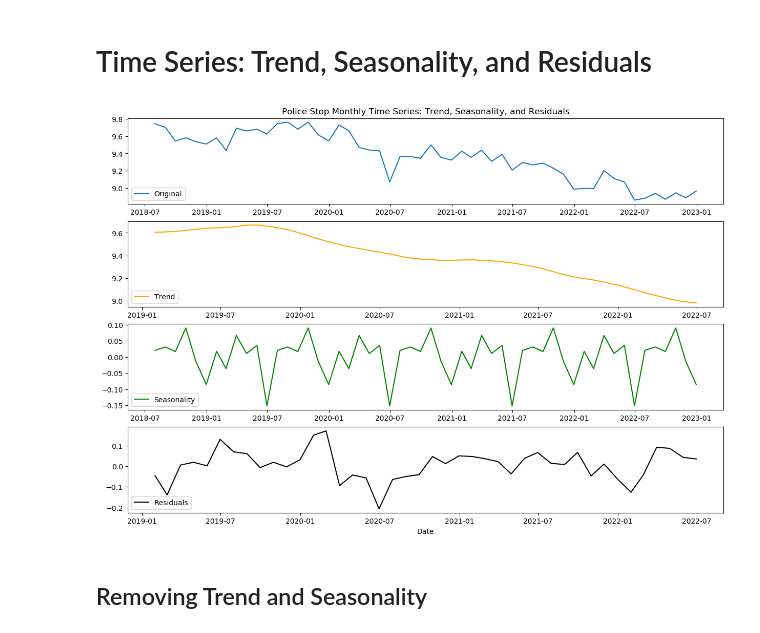
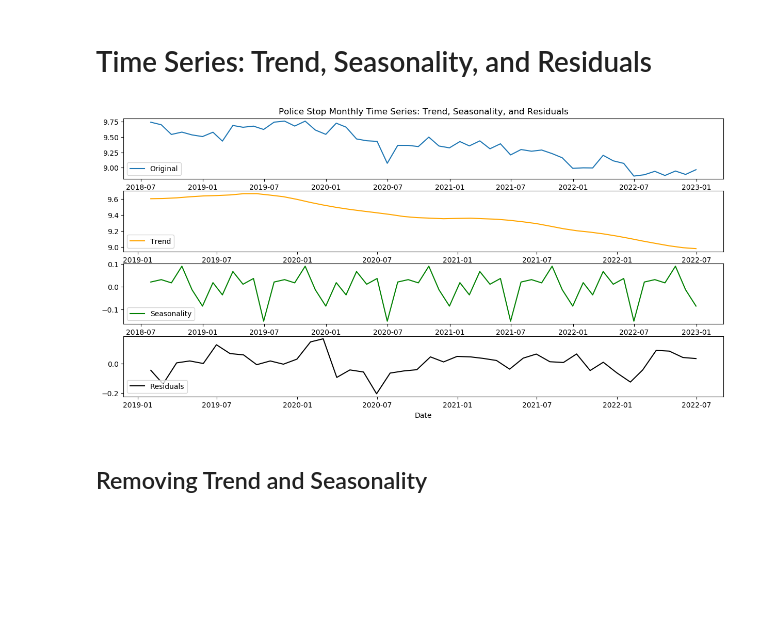
Before and after one commit to zalvatore/Predicting_Police_Activity, a Jupyter notebook: timeseries_police stops.ipynb, the cells around one changed output. Saved outputs shown, nothing was run; the diff lists cells and outputs as text; code cells hidden in the pictures; blank space fills up the shorter version.

```diff
--- a/timeseries_police stops.ipynb
+++ b/timeseries_police stops.ipynb
@@ -442,35 +455,35 @@ plt.show()
 # %%
 ripa_stops_log = np.log(ripa_stops_ts)
 
 decom_ripa = seasonal_decompose(ripa_stops_log)
 
 trend_ripa_stops = decom_ripa.trend
 season_ripa_stops = decom_ripa.seasonal
 resid_ripa_stops = decom_ripa.resid
 
 f = plt.figure()
 f.set_figwidth(15)
-f.set_figheight(10)
+f.set_figheight(7)
 
 
 plt.xlabel("Date")
 plt.subplot(411)
 plt.plot(ripa_stops_log)
 plt.title("Police Stop Monthly Time Series: Trend, Seasonality, and Residuals")
 plt.legend(["Original"], loc = "lower left")
 plt.subplot(412)
 plt.plot(trend_ripa_stops, color='orange')
 plt.legend(["Trend"], loc = "lower left")
 plt.subplot(413)
 plt.plot(season_ripa_stops, color='green')
 plt.legend(["Seasonality"], loc = "lower left")
 plt.subplot(414)
 plt.plot(resid_ripa_stops, color='black')
 plt.legend(["Residuals"], loc = "lower left")
 plt.xlabel("Date")
 plt.show()
 # %% [output]
-[figure, old version]
+[figure, new version]
 # %% [markdown]
 ## Removing Trend and Seasonality
 # %%
```
Also changed, not shown: parts of 6 cells of this notebook, 1 other file.
